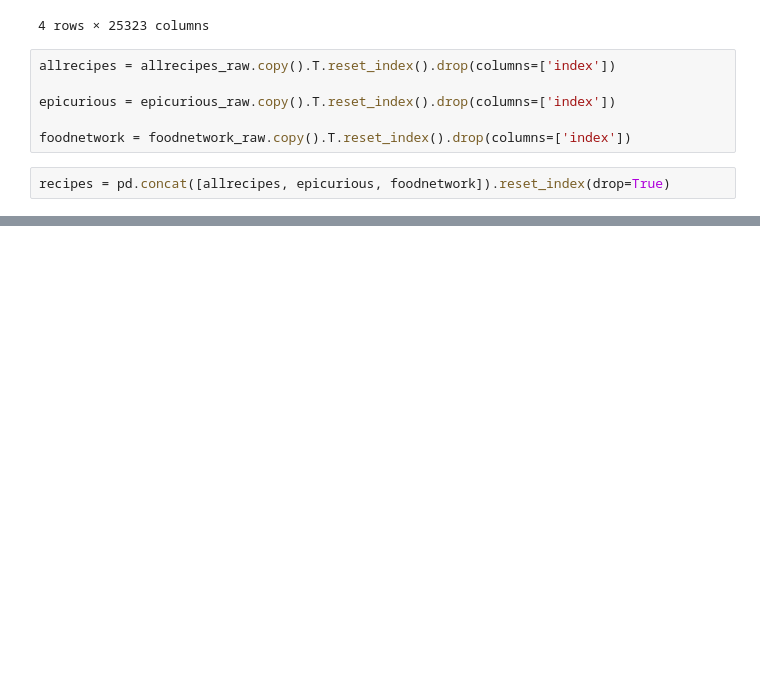
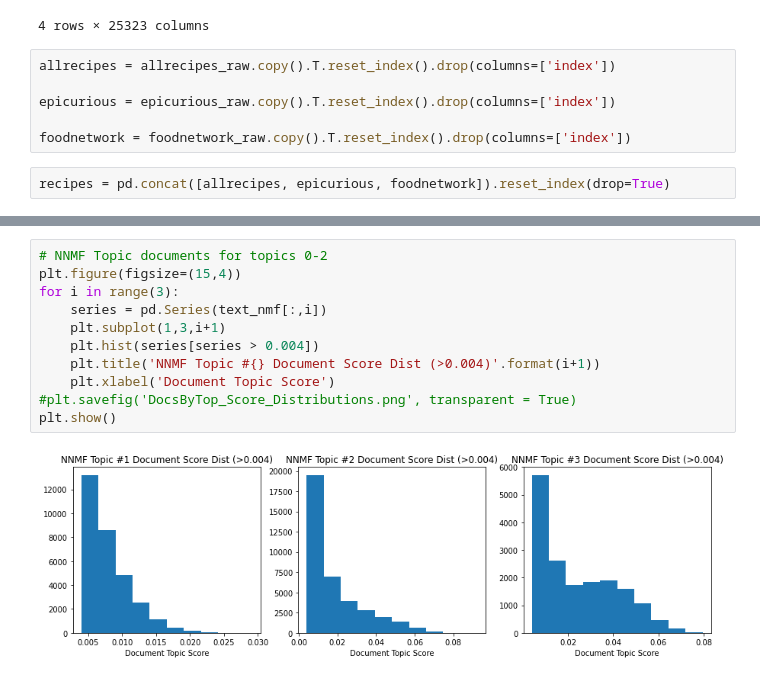
Before and after one commit to version0chiro/BE_Project, a Jupyter notebook: recipeRecomendation/Recipe Recommendation .ipynb, the cells around one changed output, grey strips where cells are left out. Drawn from its saved outputs; the diff is of its cells as text; blank space fills up the shorter version.

```diff
--- a/recipeRecomendation/Recipe Recommendation .ipynb
+++ b/recipeRecomendation/Recipe Recommendation .ipynb
@@ -44,0 +574,13 @@ recipes = pd.concat([allrecipes, epicurious, foodnetwork]).reset_index(drop=True
+# %%
+# NNMF Topic documents for topics 0-2
+plt.figure(figsize=(15,4))
+for i in range(3):
+    series = pd.Series(text_nmf[:,i])
+    plt.subplot(1,3,i+1)
+    plt.hist(series[series > 0.004])
+    plt.title('NNMF Topic #{} Document Score Dist (>0.004)'.format(i+1))
+    plt.xlabel('Document Topic Score')
+#plt.savefig('DocsByTop_Score_Distributions.png', transparent = True)
+plt.show()
+# %% [output]
+[figure, added]
```
Also changed, not shown: parts of 96 cells of this notebook, 3 other files.
